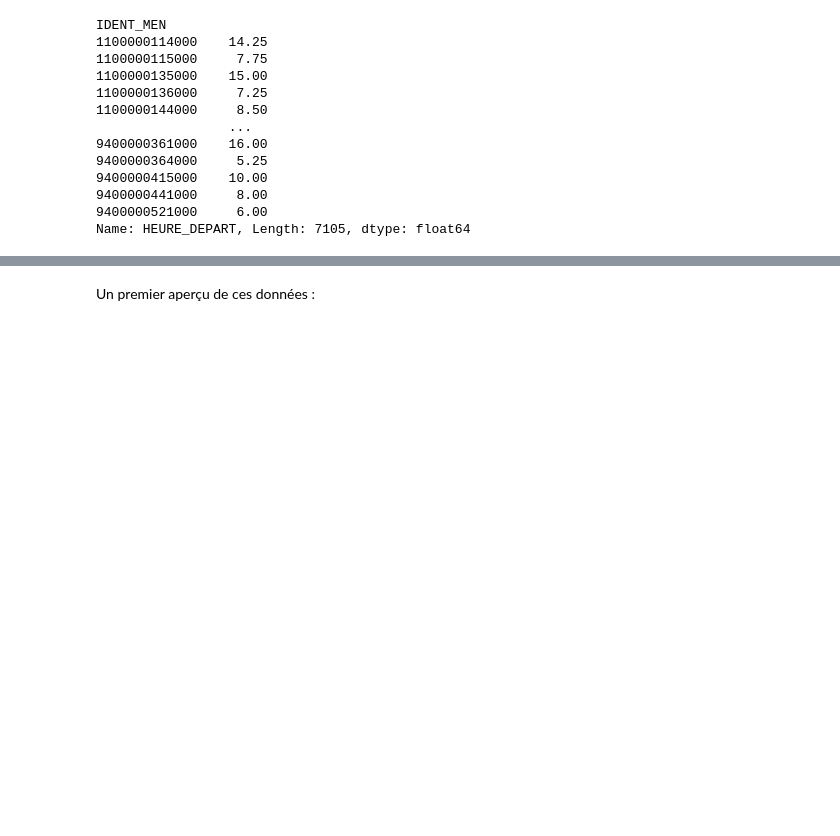
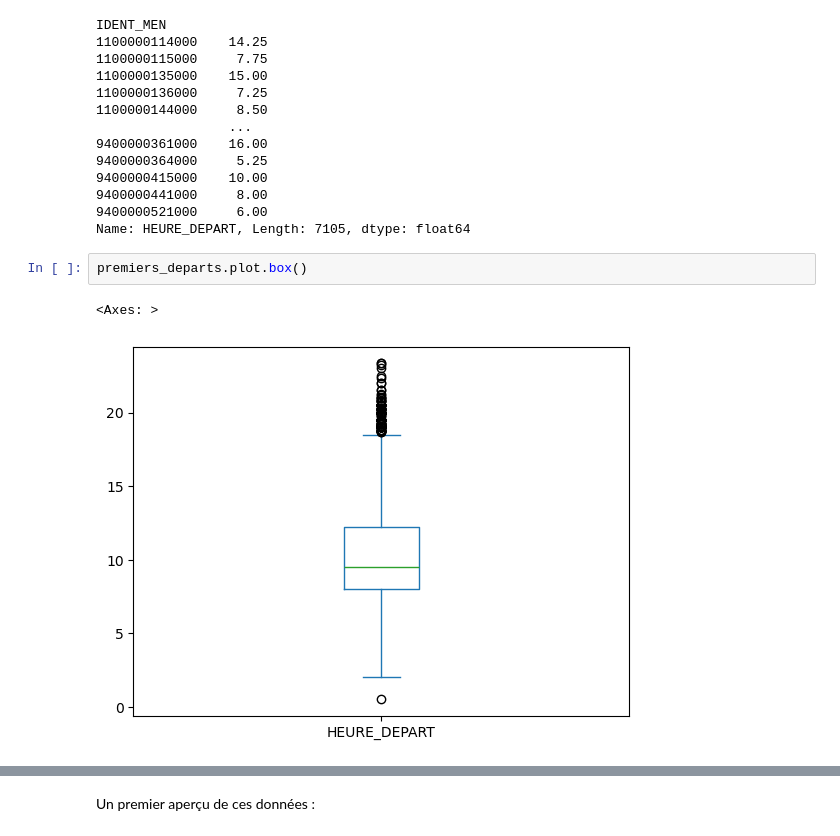
Before and after one commit to kilianguillon/Projet_statapp, a Jupyter notebook: PremierDepart.ipynb, the cells around one changed output, grey strips where cells are left out. Cells and saved outputs as stored; diff of their text form; blank space fills up the shorter version.

```diff
--- a/PremierDepart.ipynb
+++ b/PremierDepart.ipynb
@@ -45,3 +30,8 @@ IDENT_MEN
 9400000441000     8.00
 9400000521000     6.00
 Name: HEURE_DEPART, Length: 7105, dtype: float64
+# %%
+premiers_departs.plot.box()
+# %% [output]
+<Axes: >
+[figure, added]
```
Also changed, not shown: parts of 2 cells of this notebook, 1 other file.
